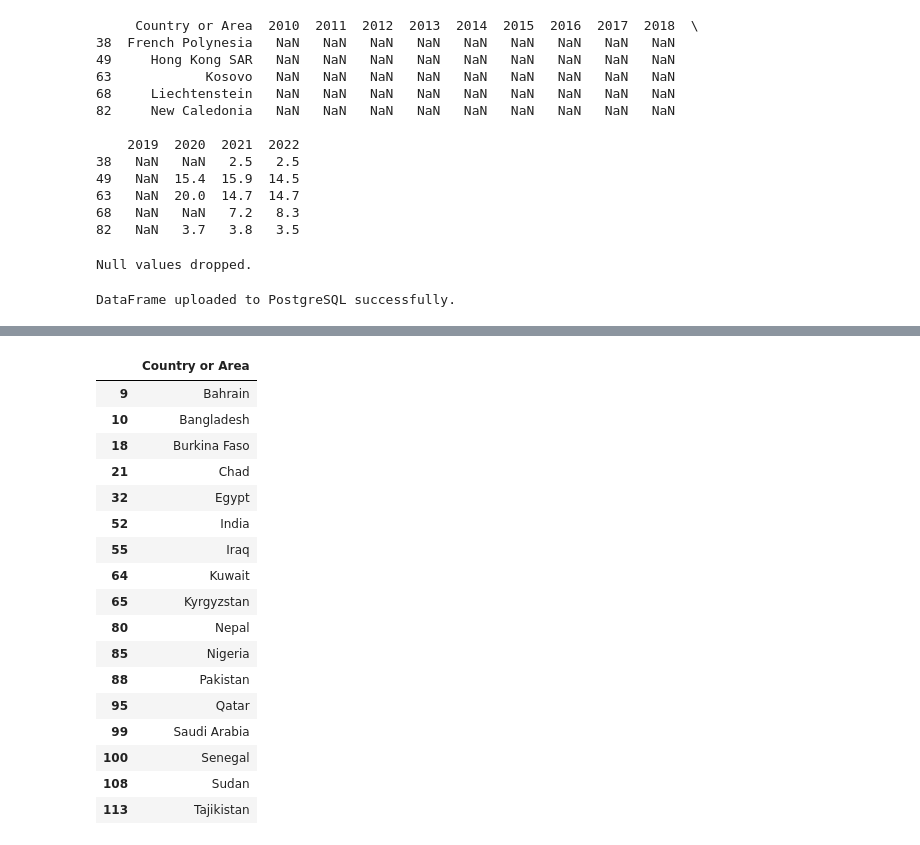
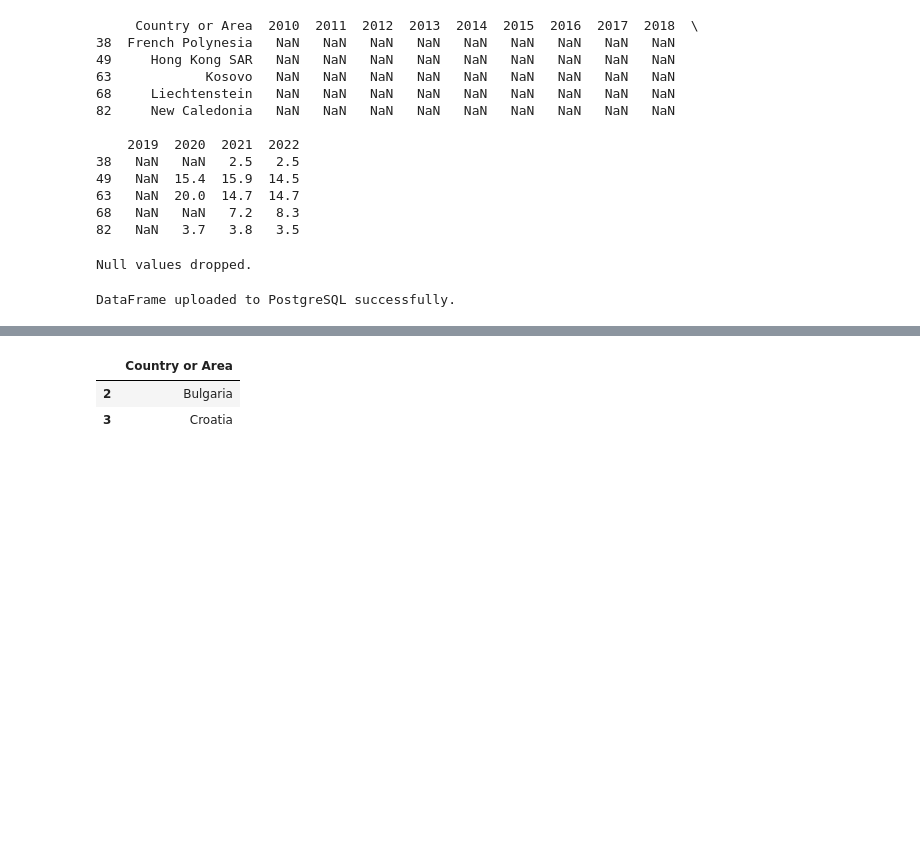
Before and after one commit to BrianRiera/CA_Database-Analytics, a Jupyter notebook: air_pollution..ipynb, the cells around one changed output, grey strips where cells are left out. Cells and saved outputs as stored; diff of their text form; code cells hidden in the pictures; blank space fills up the shorter version.

```diff
--- a/air_pollution..ipynb
+++ b/air_pollution..ipynb
@@ -367,11 +369,22 @@ except Exception as e:
     print('Error:', e)
 # %% [output]
 DataFrame uploaded to PostgreSQL successfully.
+# %%
+eu_27_list = [
+    "Austria", "Belgium", "Bulgaria", "Croatia", "Cyprus",
+    "Czech Republic", "Denmark", "Estonia", "Finland", "France",
+    "Germany", "Greece", "Hungary", "Ireland", "Italy", "Latvia",
+    "Lithuania", "Luxembourg", "Malta", "Netherlands", "Poland",
+    "Portugal", "Romania", "Slovakia", "Slovenia", "Spain", "Sweden"
+]
+
+air_eu_df = air_poll_df[air_poll_df['Country or Area'].isin(eu_27_list)]
+air_eu_df = air_eu_df.reset_index(drop=True)
 # %%
 # Exploring the Dataset
 # %%
 # Selecting year columns
-air_poll_years = air_poll_df.drop(columns=['Country or Area'])
+air_poll_years = air_eu_df.drop(columns=['Country or Area'])
 air_poll_years.describe().round(4)
 # %% [output]
 |  | 2010 | 2011 | 2012 | 2013 | 2014 | 2015 | 2016 | 2017 | 2018 | 2019 | 2020 | ... |
@@ -386,38 +399,23 @@ air_poll_years.describe().round(4)
 # %%
 #Checking for outliers
 
-Q1 = air_poll_years.quantile(0.25)
-Q3 = air_poll_years.quantile(0.75)
-IQR = Q3 - Q1
+air_Q1 = air_poll_years.quantile(0.25)
+air_Q3 = air_poll_years.quantile(0.75)
+air_IQR = air_Q3 - air_Q1
 
-lower_bound = Q1 - 1.5 * IQR
-upper_bound = Q3 + 1.5 * IQR
+air_lower_bound = air_Q1 - 1.5 * air_IQR
+air_upper_bound = air_Q3 + 1.5 * air_IQR
 
 # Identify outliers
-outliers = (air_poll_years < lower_bound) | (air_poll_years > upper_bound)
+air_outliers = (air_poll_years < air_lower_bound) | (air_poll_years > air_upper_bound)
 
 # Display outliers
-outliers_countries = air_poll_df[['Country or Area']][outliers.any(axis=1)]
+outliers_countries = air_eu_df[['Country or Area']][air_outliers.any(axis=1)]
 outliers_countries
 # %% [output]
 |  | Country or Area |
-| 9 | Bahrain |
-| 10 | Bangladesh |
-| 18 | Burkina Faso |
-| 21 | Chad |
-| 32 | Egypt |
-| 52 | India |
-| 55 | Iraq |
-| 64 | Kuwait |
-| 65 | Kyrgyzstan |
-| 80 | Nepal |
-| 85 | Nigeria |
-| 88 | Pakistan |
-| 95 | Qatar |
-| 99 | Saudi Arabia |
-| 100 | Senegal |
-| 108 | Sudan |
-| 113 | Tajikistan |
+| 2 | Bulgaria |
+| 3 | Croatia |
 # %%
 # Mean pollution levels for each country
 mean_pollution = air_poll_years.mean(axis=1)
```
Also changed, not shown: parts of 30 cells of this notebook, 2 other files.
